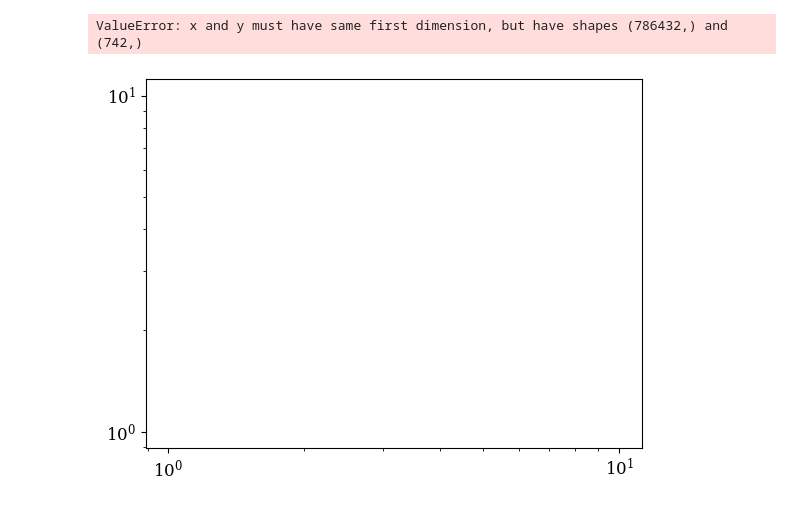
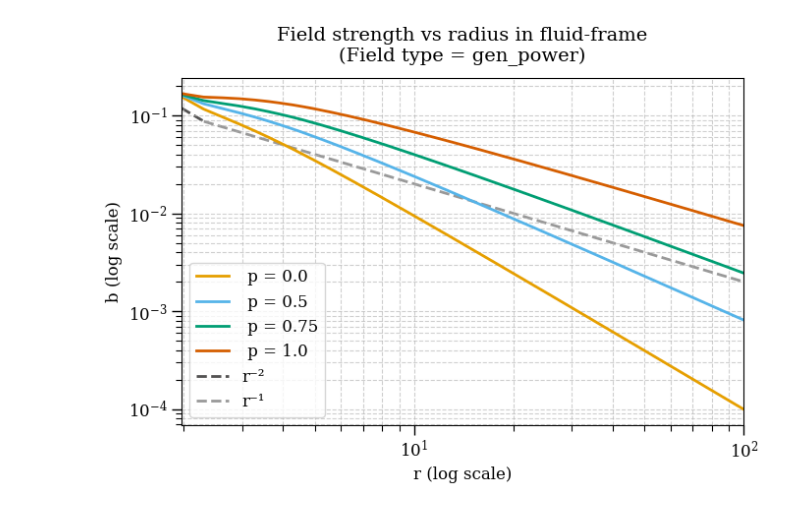
Before and after one commit to achael/kgeo, a Jupyter notebook: notebooks/equatorial_generate_images.ipynb, the cells around one changed output. Cells and saved outputs as stored; diff of their text form; code cells hidden in the pictures.

```diff
--- a/notebooks/equatorial_generate_images.ipynb
+++ b/notebooks/equatorial_generate_images.ipynb
@@ -206,8 +74,65 @@ fluxscale = 0.21346789449934567
-# %%
-b_emis = getattr(emissivity, "B")
-
-
-plt.loglog(r, b_emis)
-# %% [output]
-ValueError: x and y must have same first dimension, but have shapes (786432,) and (742,)
-[figure, removed]
+# %%
+a_plt = 0.5
+r_h = 1 + np.sqrt(1 - (a_plt * a_plt))
+r_plt = np.linspace(r_h + 0.1, 100, 300)
+vel = Velocity('kep',retrograde=False)
+# %%
+p_vala = 0.0
+p_valb = 0.5
+p_valc = 0.75
+p_vald = 1.0
+
+bfield_plta = Bfield('gen_power', n_I=n_I, p_val=p_vala, isAbove = True)
+bfield_pltb = Bfield('gen_power', n_I=n_I, p_val=p_valb, isAbove = True)
+bfield_pltc = Bfield('gen_power', n_I=n_I, p_val=p_valc, isAbove = True)
+bfield_pltd = Bfield('gen_power', n_I=n_I, p_val=p_vald, isAbove = True)
+
+b_model_a = np.sqrt(bfield_plta.bsq(a_plt, r_plt, vel, th=np.pi/2))
+b_model_b = np.sqrt(bfield_pltb.bsq(a_plt, r_plt, vel, th=np.pi/2))
+b_model_c = np.sqrt(bfield_pltc.bsq(a_plt, r_plt, vel, th=np.pi/2))
+b_model_d = np.sqrt(bfield_pltd.bsq(a_plt, r_plt, vel, th=np.pi/2))
+
+fig, ax = plt.subplots(figsize=(7, 5))
+
+ax.loglog(r_plt, b_model_a, linewidth=2, color="#E69F00", label=f" p = {p_vala}")
+ax.loglog(r_plt, b_model_b, linewidth=2, color="#56B4E9", label=f" p = {p_valb}")
+ax.loglog(r_plt, b_model_c, linewidth=2, color="#009E73", label=f" p = {p_valc}")
+ax.loglog(r_plt, b_model_d, linewidth=2, color="#D55E00", label=f" p = {p_vald}")
+
+# fix slope -1, -2 lines
+rmin1, rmax1 = 2.15, np.max(r_plt)
+rmin2, rmax2 = 0, 2.15
+b = r_plt[0]**-1 - r_plt[0]**-2
+mask1 = (r_plt >= rmin1) & (r_plt <= rmax1)
+mask2 = (r_plt >= rmin2) & (r_plt <= rmax2)
+#ax.loglog(r_plt[mask1], 0.2 * (1/2.15) * r_plt[mask1]**-1, linewidth=2, color="#999999", label="r" + "\u207B" + "\u00B9", linestyle= "--")
+#ax.loglog(r_plt[mask2], r_plt[mask2]**-2, linewidth=2, color="#545353", label="r" + "\u207B" + "\u00B2", linestyle= "--")
+
+r_join = 2.3
+xmin = float(np.min(r_plt))
+xmax = float(np.max(r_plt))
+ax.set_xlim(xmin, xmax)
+y0 = 0.2*(1.0/r_join)
+C1 = y0 * r_join
+C2 = y0 * r_join**2
+lo_stop = min(r_join, xmax)
+if lo_stop > xmin:
+    r_lo = np.logspace(np.log10(xmin), np.log10(lo_stop), 256)
+    ax.loglog(r_lo, C2*r_lo**-2, ls="--", lw=2, color="#545353", label="r⁻²", zorder=1)
+hi_start = max(r_join, xmin)
+if hi_start < xmax:
+    r_hi = np.logspace(np.log10(hi_start), np.log10(xmax), 256)
+    ax.loglog(r_hi, C1*r_hi**-1, ls="--", lw=2, color="#999999", label="r⁻¹", zorder=1)
+
+
+ax.set_title(f"Field strength vs radius in fluid-frame\n(Field type = {getattr(bfield_plta, "fieldtype", "")})", fontsize=14, pad=12)
+ax.set_xlabel("r (log scale)", fontsize=12)
+ax.set_ylabel("b (log scale)", fontsize=12)
+ax.grid(True, which="both", linestyle="--", alpha=0.6)
+ax.tick_params(axis="both", which="major", length=7, width=1)
+ax.tick_params(axis="both", which="minor", length=4, width=0.8)
+ax.legend()
+fig.tight_layout()
+plt.show()
+# %% [output]
+[figure, added]
```
Also changed, not shown: parts of 13 cells of this notebook.
